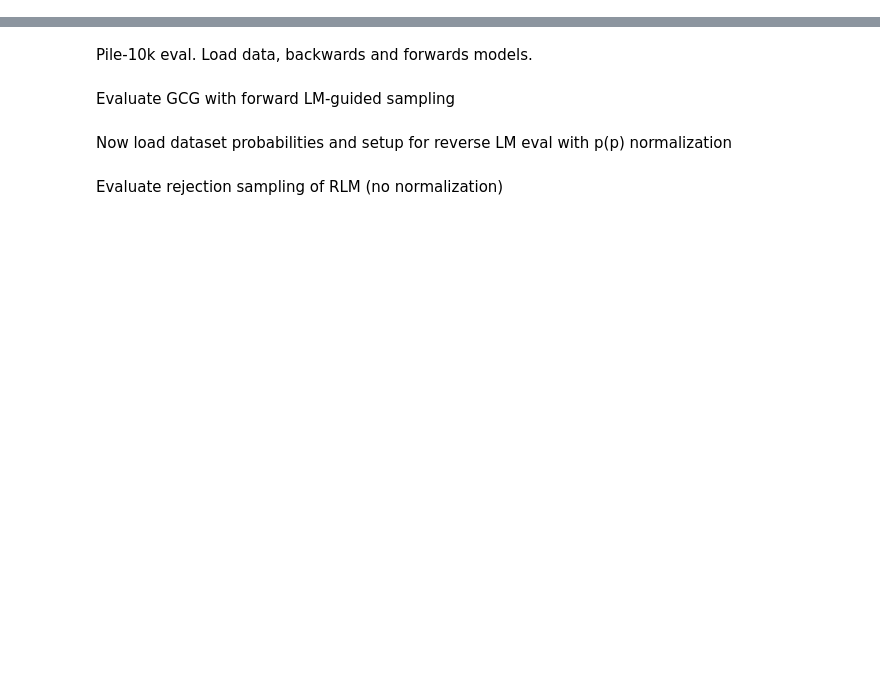
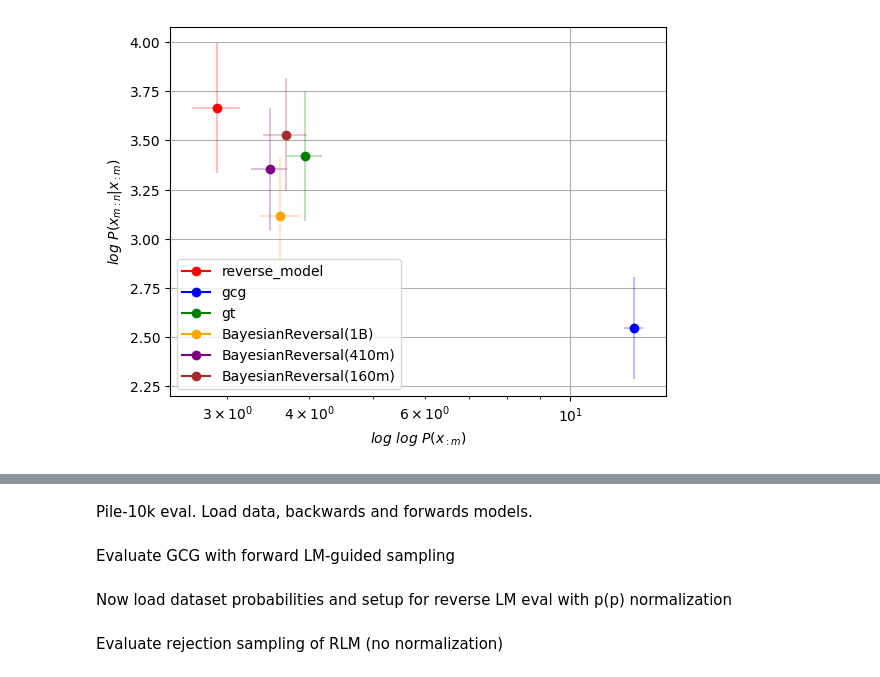
Before and after one commit to abhay-sheshadri/reverse-dynamics-nlp, a Jupyter notebook: eval.ipynb, the cells around one changed output, grey strips where cells are left out. Saved outputs shown, nothing was run; the diff lists cells and outputs as text; code cells hidden in the pictures; blank space fills up the shorter version.

Commit message:
eval with new plot

```diff
--- a/eval.ipynb
+++ b/eval.ipynb
@@ -11,0 +38,11 @@ from tqdm import tqdm
+# %%
+methods = list(se_out[next(iter(se_out))]["prompt_opts"].keys())
+methods.append("gt")
+# %%
+for (k,v) in se_out.items():
+  print("suffix:", k)
+  for method in methods:
+    if method == "gt":
+        print("    ", "gt: ", v["gt_prefix"])
+    else:
+      print("    ", method, ": ", v["prompt_opts"][method]["prefix"])
@@ -11,0 +132,7 @@ from tqdm import tqdm
+# %%
+for (k,v) in summary_dict.items():
+  prefix_interval_95 = 1.96 * v["prefix_loss_std"] / (v["num_samples"] ** 0.5)
+  suffix_interval_95 = 1.96 * v["suffix_loss_std"] / (v["num_samples"] ** 0.5)
+  # print prefix and suffix mean +- confidence interval format to 3 digits
+  print(f"{k} prefix loss: {v['prefix_loss_mean']:.3f} +/- {v['prefix_loss_95_err']:.3f}")
+  print(f"{k} suffix loss: {v['suffix_loss_mean']:.3f} +/- {v['suffix_loss_95_err']:.3f}")
@@ -11,0 +152,41 @@ from tqdm import tqdm
+# %%
+# Plotting GCG
+import matplotlib.pyplot as plt
+plt.figure()
+colors = ['red', 'blue', 'green', 'orange', 'purple', 'brown', 'pink', 'gray', 'olive', 'cyan']
+for (i,(k,v)) in enumerate(summary_dict.items()):
+
+  # loss
+  plt.plot(v["prefix_loss_mean"], v["suffix_loss_mean"], marker='o', label=k, color = colors[i])
+  plt.errorbar(v["prefix_loss_mean"], v["suffix_loss_mean"], yerr=v["suffix_loss_95_err"], xerr=v["prefix_loss_95_err"], alpha=0.25, color=colors[i])
+
+  # probs
+  # plt.plot(v["prefix_prob_mean"], v["suffix_prob_mean"], marker='o', label=k, color = colors[i])
+  # plt.errorbar(v["prefix_prob_mean"], v["suffix_prob_mean"], yerr=v["suffix_prob_95_err"], xerr=v["suffix_prob_95_err"], alpha=0.25, color=colors[i])
+
+  #RLM
+#   if spacing:
+#       max_idx = len(mean_prefix_losses) - 1
+#       indices = [0]+[int(2**i) for i in range(int(np.log2(max_idx)) + 1) if 2**i <= max_idx]
+#       if max_idx not in indices: indices.append(max_idx)
+#   else:
+#       indices = range(len(mean_prefix_losses))
+
+#   # Plot using the exponential indices
+#   plt.plot([mean_prefix_losses[i] for i in indices], [mean_suffix_losses[i] for i in indices], marker='v', label='Reverse LM varying number of beams')
+#   plt.errorbar([mean_prefix_losses[i] for i in indices], [mean_suffix_losses[i] for i in indices], yerr=np.array([suffix_errors[:,i] for i in indices]).T, xerr=np.array([prefix_error[:,i] for i in indices]).T, alpha=0.25, color='red')
+
+  # plt.plot(mean_prefix_losses[::spacing], mean_suffix_losses[::spacing], marker='v', label='Reverse LM varying number of beams')
+  # plt.errorbar(mean_prefix_losses[::spacing], mean_suffix_losses[::spacing], yerr=suffix_errors[:,::spacing], xerr=prefix_error[:,::spacing], alpha=0.15, color='red')
+#   plt.plot([mean_prefix_losses[0]], [mean_suffix_losses[0]], marker='x', linestyle='', color='green', label='Greedy Prefix')
+
+plt.xlabel('$log \ log \ P(x_{:m})$')
+# plt.ylabel('Elicitation probability for target suffix')#
+plt.ylabel('$log \ P(x_{m:n}|x_{:m})$')
+plt.xscale('log')
+# plt.title(f'Num beams varies from 1 to {beam_size}, mean over {eval_size} samples')
+plt.legend(loc='lower left')#'best')
+plt.grid(True)
+plt.show()
+# %% [output]
+[figure, added]
```
Also changed, not shown: parts of 9 cells of this notebook.
